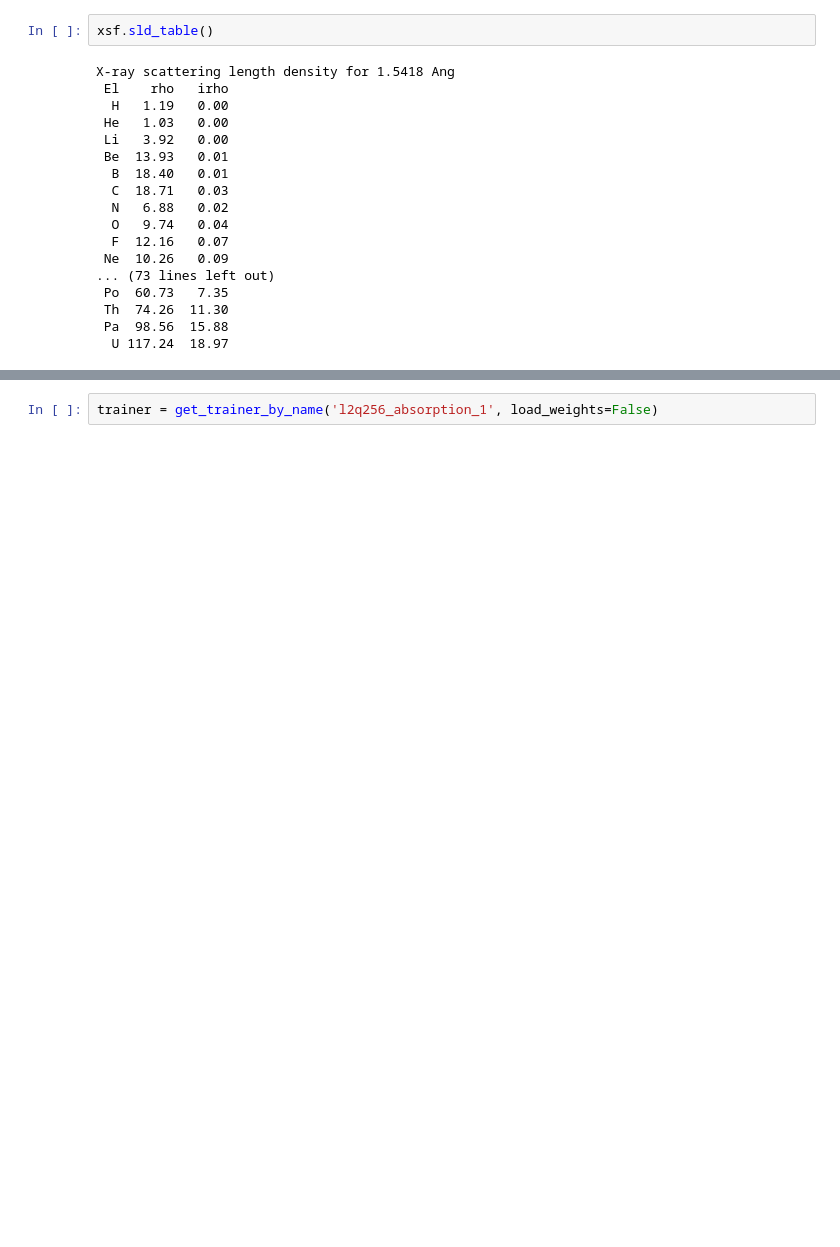
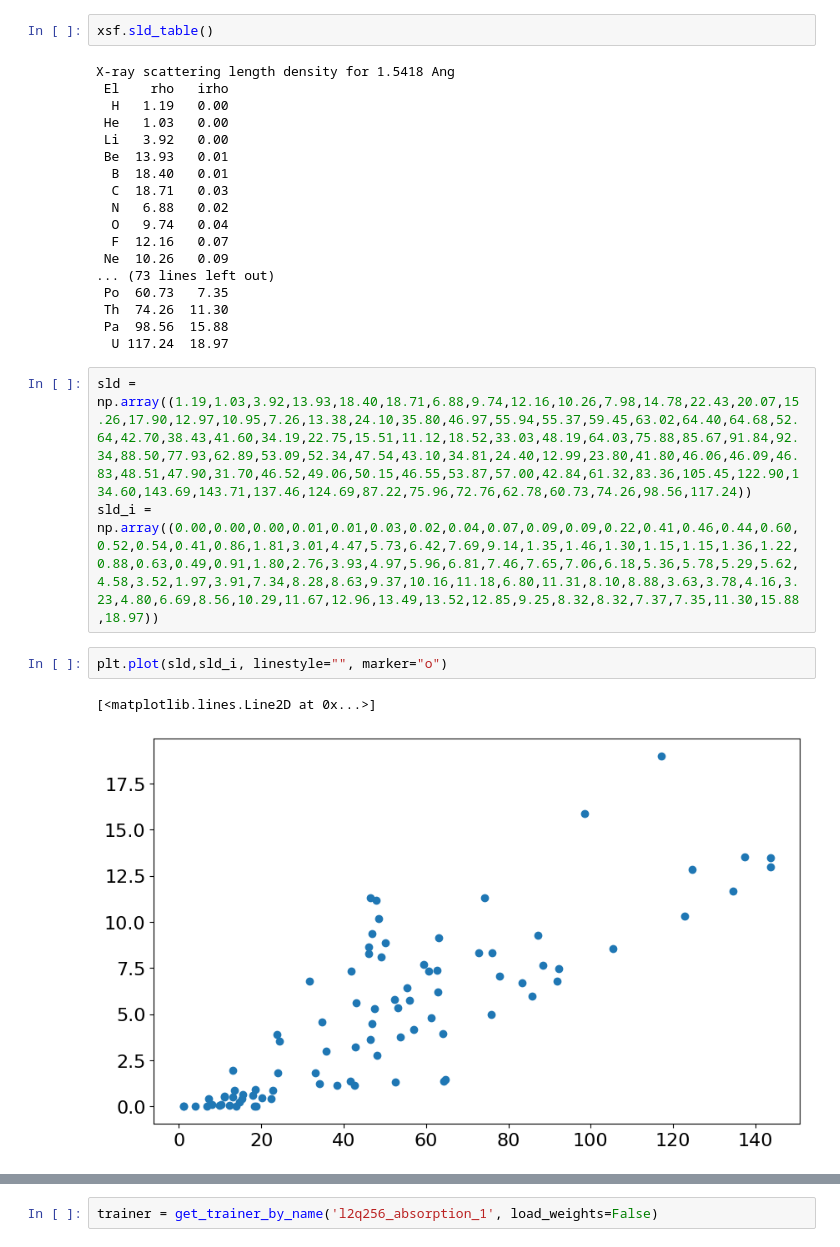
Before and after one commit to schreiber-lab/reflectorch, a Jupyter notebook: notebooks/training_vh.ipynb, the cells around one changed output, grey strips where cells are left out. Drawn from its saved outputs; the diff is of its cells as text; blank space fills up the shorter version.

```diff
--- a/notebooks/training_vh.ipynb
+++ b/notebooks/training_vh.ipynb
@@ -35,3 +35,11 @@ X-ray scattering length density for 1.5418 Ang
  Th  74.26  11.30
  Pa  98.56  15.88
   U 117.24  18.97
+# %%
+sld = np.array((1.19,1.03,3.92,13.93,18.40,18.71,6.88,9.74,12.16,10.26,7.98,14.78,22.43,20.07,15.26,17.90,12.97,10.95,7.26,13.38,24.10,35.80,46.97,55.94,55.37,59.45,63.02,64.40,64.68,52.64,42.70,38.43,41.60,34.19,22.75,15.51,11.12,18.52,33.03,48.19,64.03,75.88,85.67,91.84,92.34,88.50,77.93,62.89,53.09,52.34,47.54,43.10,34.81,24.40,12.99,23.80,41.80,46.06,46.09,46.83,48.51,47.90,31.70,46.52,49.06,50.15,46.55,53.87,57.00,42.84,61.32,83.36,105.45,122.90,134.60,143.69,143.71,137.46,124.69,87.22,75.96,72.76,62.78,60.73,74.26,98.56,117.24))
+sld_i = np.array((0.00,0.00,0.00,0.01,0.01,0.03,0.02,0.04,0.07,0.09,0.09,0.22,0.41,0.46,0.44,0.60,0.52,0.54,0.41,0.86,1.81,3.01,4.47,5.73,6.42,7.69,9.14,1.35,1.46,1.30,1.15,1.15,1.36,1.22,0.88,0.63,0.49,0.91,1.80,2.76,3.93,4.97,5.96,6.81,7.46,7.65,7.06,6.18,5.36,5.78,5.29,5.62,4.58,3.52,1.97,3.91,7.34,8.28,8.63,9.37,10.16,11.18,6.80,11.31,8.10,8.88,3.63,3.78,4.16,3.23,4.80,6.69,8.56,10.29,11.67,12.96,13.49,13.52,12.85,9.25,8.32,8.32,7.37,7.35,11.30,15.88,18.97))
+# %%
+plt.plot(sld,sld_i, linestyle="", marker="o")
+# %% [output]
+[<matplotlib.lines.Line2D at 0x...>]
+[figure, added]
```
Also changed, not shown: parts of 1 cell of this notebook.
